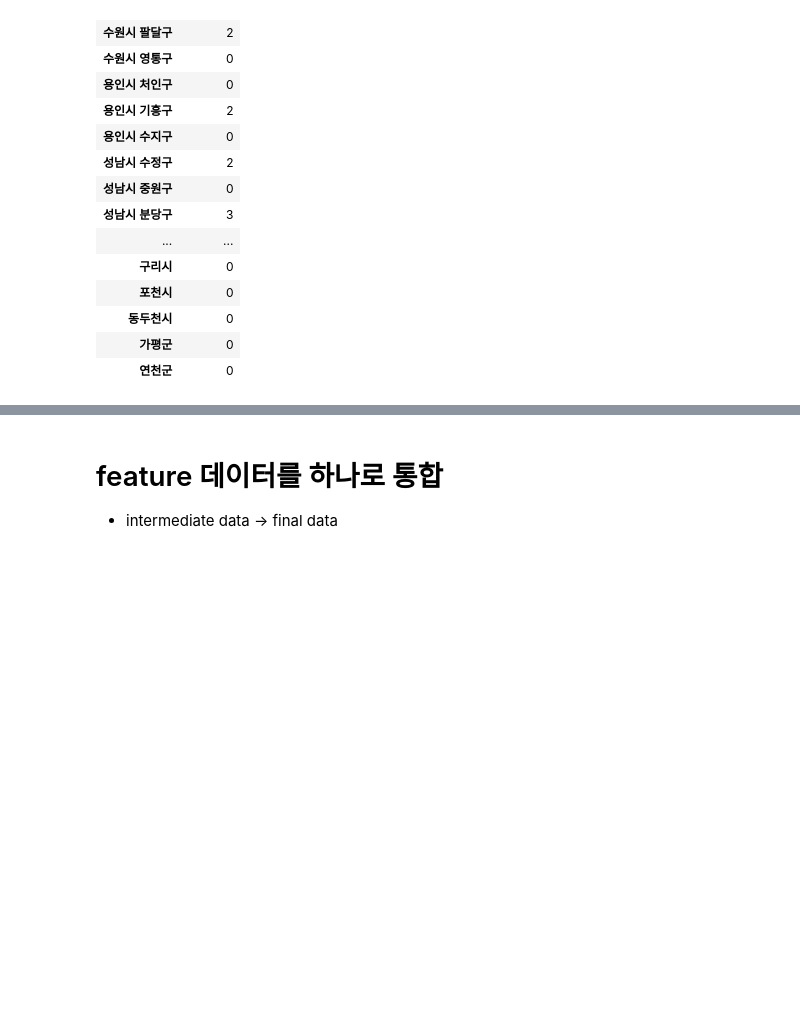
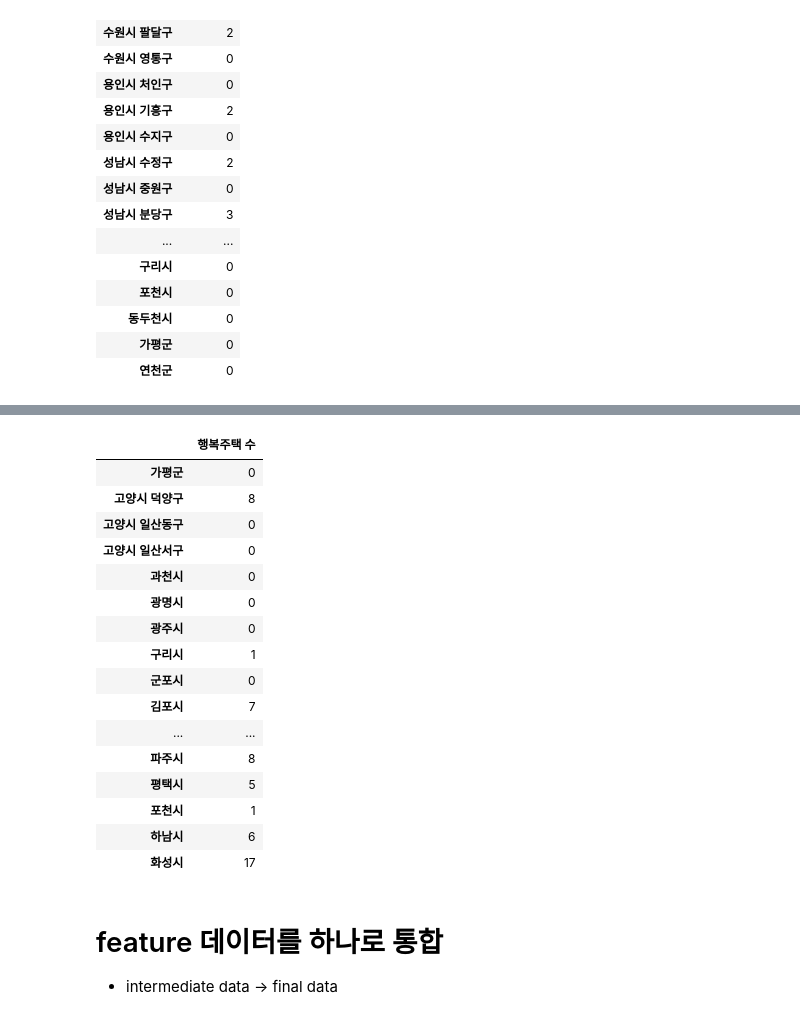
Before and after one commit to govin08/our-socar, a Jupyter notebook: main/code/1201_1230_collect_data.ipynb, the cells around one changed output, grey strips where cells are left out. Cells and saved outputs as stored; diff of their text form; code cells hidden in the pictures; blank space fills up the shorter version.

```diff
--- a/main/code/1201_1230_collect_data.ipynb
+++ b/main/code/1201_1230_collect_data.ipynb
@@ -859,0 +881,24 @@ transfer.to_csv("../data/data_c_intermediate/2c208_0104_transfer.csv", encoding=
+# %%
+happy_ = pd.DataFrame(index=regions)
+happy_['행복주택 수'] = happy['지역'].value_counts()
+happy_ = happy_.fillna(0)
+happy_['행복주택 수'] = happy_['행복주택 수'].astype(int)
+happy_
+# %% [output]
+|  | 행복주택 수 |
+| 가평군 | 0 |
+| 고양시 덕양구 | 8 |
+| 고양시 일산동구 | 0 |
+| 고양시 일산서구 | 0 |
+| 과천시 | 0 |
+| 광명시 | 0 |
+| 광주시 | 0 |
+| 구리시 | 1 |
+| 군포시 | 0 |
+| 김포시 | 7 |
+| ... | ... |
+| 파주시 | 8 |
+| 평택시 | 5 |
+| 포천시 | 1 |
+| 하남시 | 6 |
+| 화성시 | 17 |
```
Also changed, not shown: parts of 3 cells of this notebook, 4 other files.
